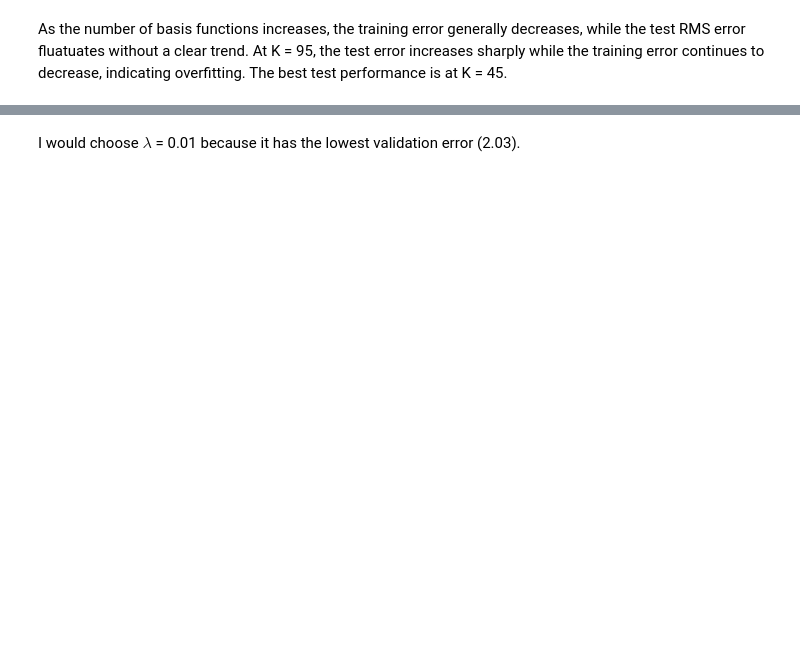
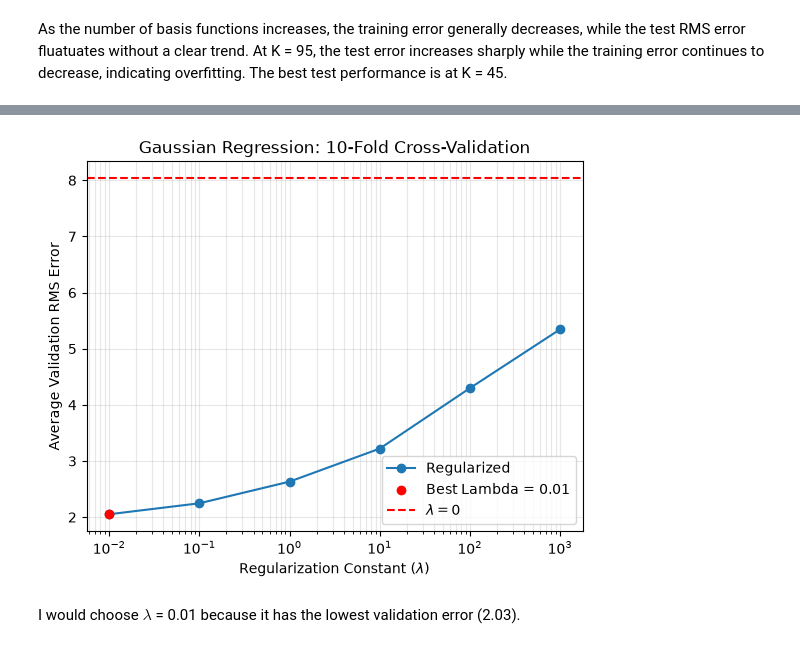
Before and after one commit to helmet323/helmet323.github.io, a Jupyter notebook: 2/polynomial-regression.ipynb, the cells around one changed output, grey strips where cells are left out. Drawn from its saved outputs; the diff is of its cells as text; code cells hidden in the pictures; blank space fills up the shorter version.

```diff
--- a/2/polynomial-regression.ipynb
+++ b/2/polynomial-regression.ipynb
@@ -334,2 +422,38 @@ Best lambda: 0.01
+# %%
+plt.figure()
+
+plt.semilogx(
+    lambdas[1:],
+    avg_val_errors[1:],
+    marker='o',
+    label='Regularized'
+)
+
+if best_lam > 0:
+    plt.scatter(
+        best_lam,
+        avg_val_errors[best_idx],
+        color='red',
+        zorder=3,
+        label=f'Best Lambda = {best_lam}'
+    )
+
+plt.axhline(
+    avg_val_errors[0],
+    color='r',
+    linestyle='--',
+    label=r'$\lambda = 0$'
+)
+
+plt.xlabel('Regularization Constant ($\\lambda$)')
+plt.ylabel('Average Validation RMS Error')
+plt.title('Gaussian Regression: 10-Fold Cross-Validation')
+plt.grid(True, which='both', alpha=0.3)
+plt.legend()
+
+plt.savefig("media/gaussian_regularization_cv.png", dpi=300, bbox_inches="tight")
+plt.show()
+# %% [output]
+[figure, added]
 # %% [markdown]
 I would choose $\lambda$ = 0.01 because it has the lowest validation error (2.03).
```
Also changed, not shown: parts of 14 cells of this notebook, 8 other files.
